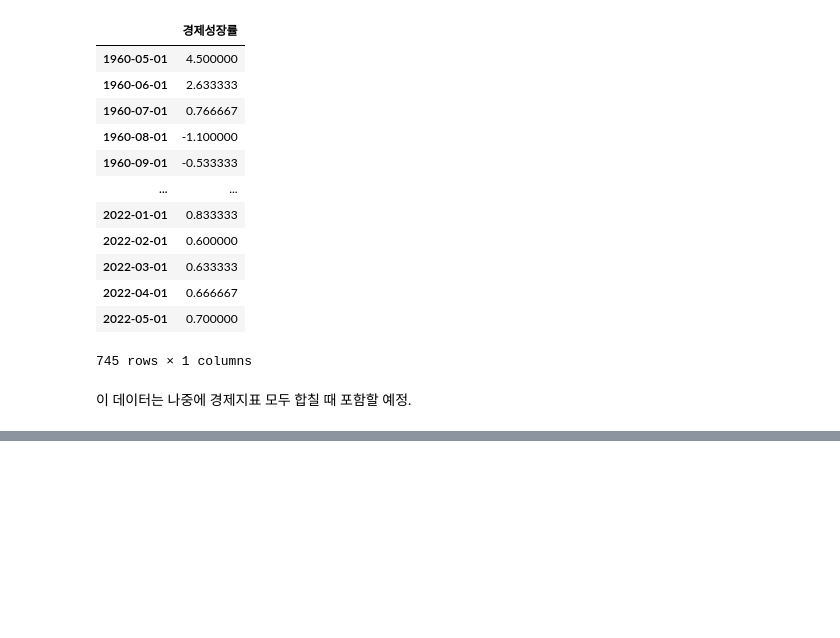
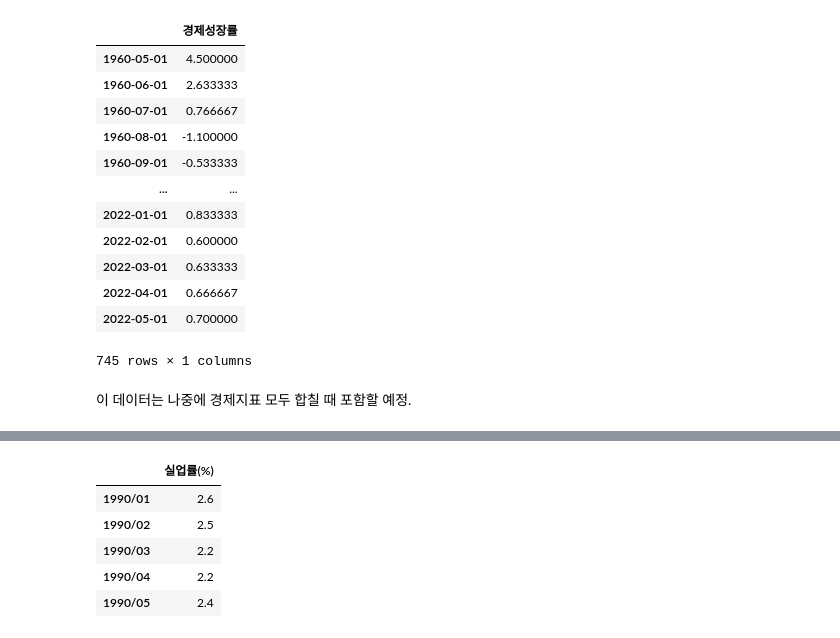
Before and after one commit to nan-park/section2_project, a Jupyter notebook: kor_data_preprocessing.ipynb, the cells around one changed output, grey strips where cells are left out. Saved outputs shown, nothing was run; the diff lists cells and outputs as text; code cells hidden in the pictures; blank space fills up the shorter version.

```diff
--- a/kor_data_preprocessing.ipynb
+++ b/kor_data_preprocessing.ipynb
@@ -425,0 +512,14 @@ monthly_growth_rate
+# %%
+url = "월별_실업률.csv"
+unemploy_rate = pd.read_csv(url).T
+# %%
+unemploy_rate.columns = ['실업률(%)']
+unemploy_rate = unemploy_rate.iloc[4:, :]
+unemploy_rate.head()
+# %% [output]
+|  | 실업률(%) |
+| 1990/01 | 2.6 |
+| 1990/02 | 2.5 |
+| 1990/03 | 2.2 |
+| 1990/04 | 2.2 |
+| 1990/05 | 2.4 |
```
Also changed, not shown: parts of 13 cells of this notebook.
